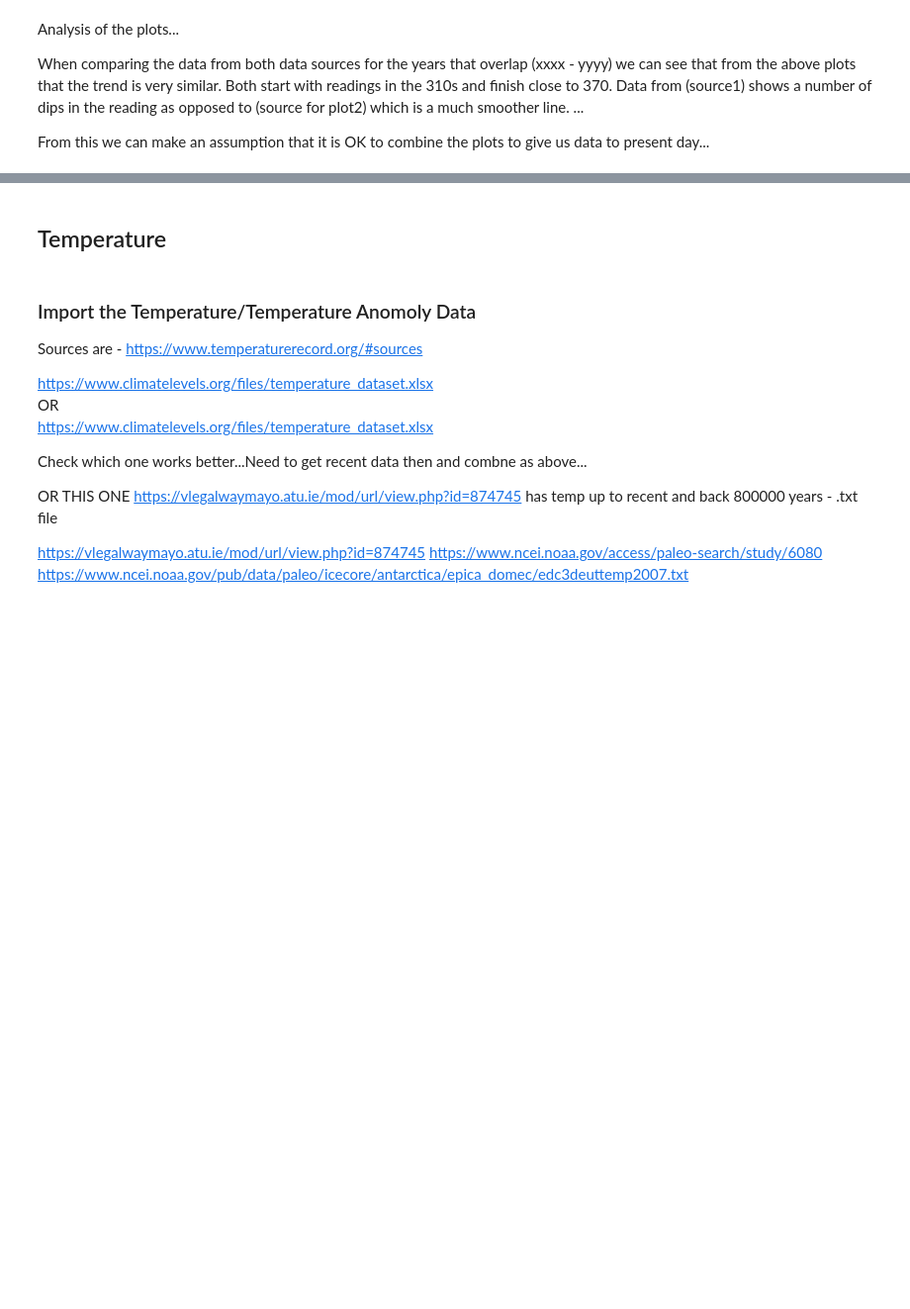
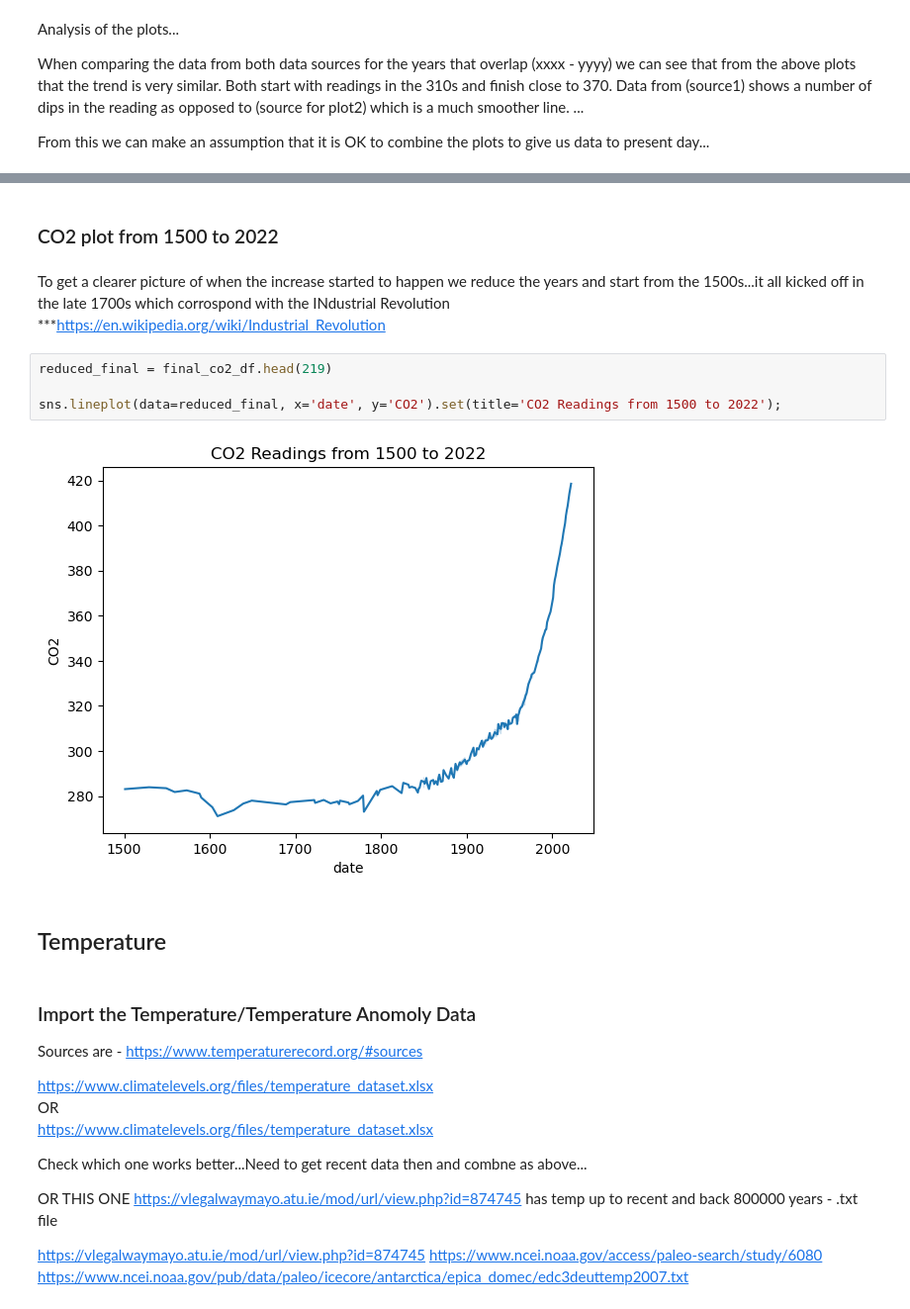
Before and after one commit to PeeBs68/prog_da_project2, a Jupyter notebook: project2.ipynb, the cells around one changed output, grey strips where cells are left out. Shown: that part at 99% size. Saved outputs shown, nothing was run; the diff lists cells and outputs as text; blank space fills up the shorter version.

```diff
--- a/project2.ipynb
+++ b/project2.ipynb
@@ -141,3 +169,14 @@ Create final plot of CO2...
+# %% [markdown]
+### CO2 plot from 1500 to 2022
+# %% [markdown]
+To get a clearer picture of when the increase started to happen we reduce the years and start from the 1500s...it all kicked off in the late 1700s which corrospond with the INdustrial Revolution
+***https://en.wikipedia.org/wiki/Industrial_Revolution
+# %%
+reduced_final = final_co2_df.head(219)
+
+sns.lineplot(data=reduced_final, x='date', y='CO2').set(title='CO2 Readings from 1500 to 2022');
+# %% [output]
+[figure, added]
 # %% [markdown]
 ## Temperature
 # %% [markdown]
```
Also changed, not shown: parts of 21 cells of this notebook.
